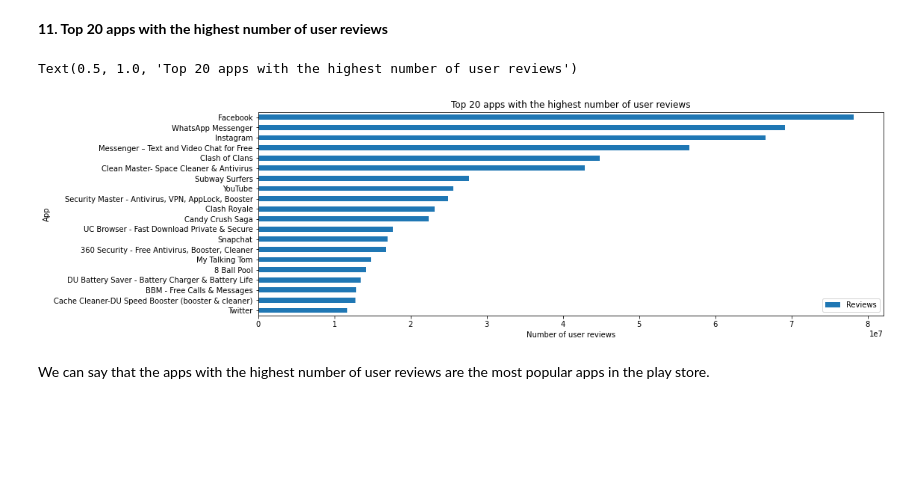
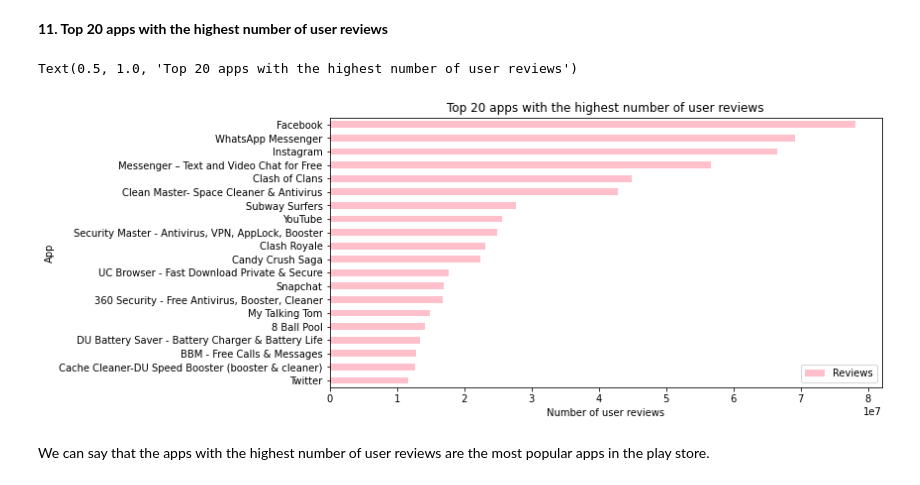
Before and after one commit to shaloy-lewis/EDA_on_play_store_app_reviews, a Jupyter notebook: EDA_on_Play_Store_App_Reviews_by_Shaloy_Lewis.ipynb, the cells around one changed output. Cells and saved outputs as stored; diff of their text form; code cells hidden in the pictures; blank space fills up the shorter version.

```diff
--- a/EDA_on_Play_Store_App_Reviews_by_Shaloy_Lewis.ipynb
+++ b/EDA_on_Play_Store_App_Reviews_by_Shaloy_Lewis.ipynb
@@ -1503,12 +1515,12 @@ Text(0.5, 1.0, 'Average price of paid apps in each category')
 # %%
 # Top apps with the highest number of user reviews
 
-ps_df.groupby('App')[['Reviews','App']].sum().nlargest(20,['Reviews']).plot.barh(figsize = (15,5)).invert_yaxis()
+ps_df.groupby('App')[['Reviews','App']].sum().nlargest(20,['Reviews']).plot.barh(figsize = (10,5), color = 'pink').invert_yaxis()
 plt.xlabel('Number of user reviews')
 plt.title('Top 20 apps with the highest number of user reviews')
 # %% [output]
 Text(0.5, 1.0, 'Top 20 apps with the highest number of user reviews')
-[figure, old version]
+[figure, new version]
 # %% [markdown]
 We can say that the apps with the highest number of user reviews are the most popular apps in the play store.
 # %% [markdown]
```
Also changed, not shown: parts of 33 cells of this notebook.
